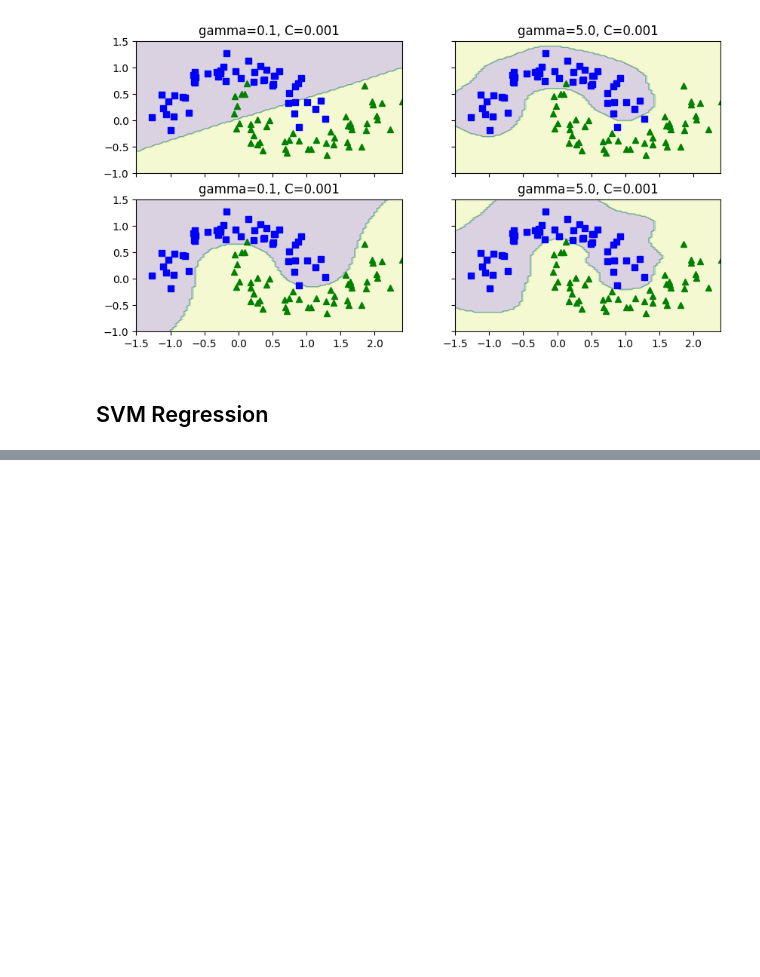
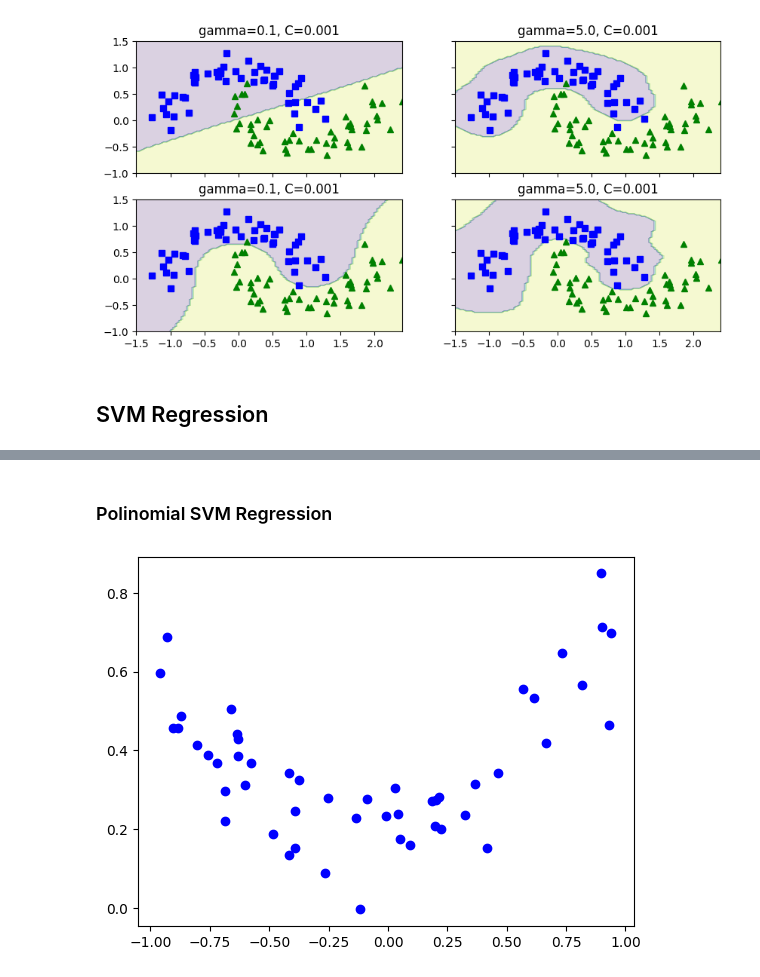
Before and after one commit to Zane-dev16/Support-Vector-Machines, a Jupyter notebook: notebooks/SVMs.ipynb, the cells around one changed output, grey strips where cells are left out. Drawn from its saved outputs; the diff is of its cells as text; code cells hidden in the pictures; blank space fills up the shorter version.

```diff
--- a/notebooks/SVMs.ipynb
+++ b/notebooks/SVMs.ipynb
@@ -312,0 +320,11 @@ for ax, epsilon in zip(axs, epsilons):
+# %% [markdown]
+### Polinomial SVM Regression
+# %%
+np.random.seed(42)
+X = 2 * np.random.rand(50, 1) - 1
+y = 0.2 + 0.1 * X[:, 0] + 0.5 * X[:, 0] ** 2 + np.random.randn(len(X)) / 10
+
+plt.plot(X, y, "bo")
+plt.show()
+# %% [output]
+[figure, added]
```
Also changed, not shown: parts of 4 cells of this notebook.
